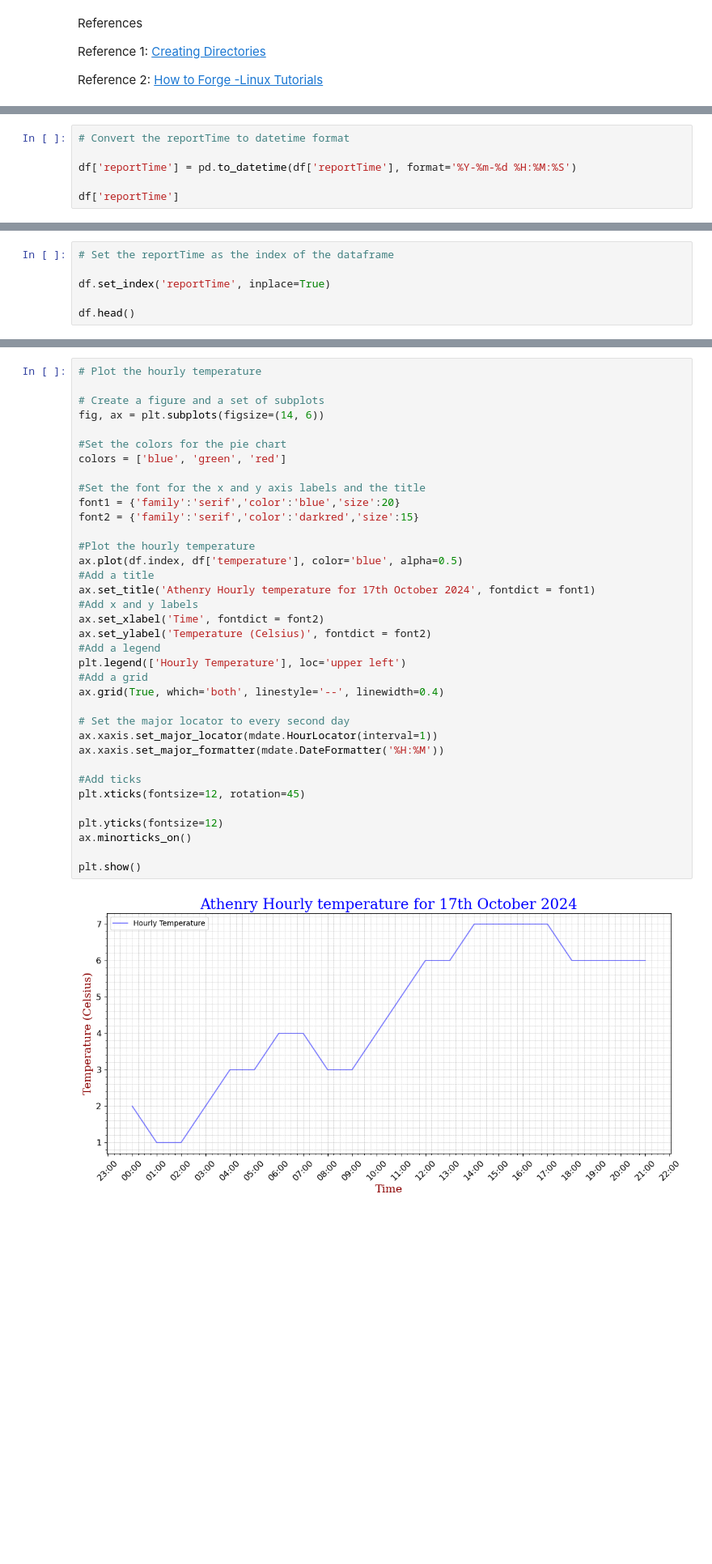
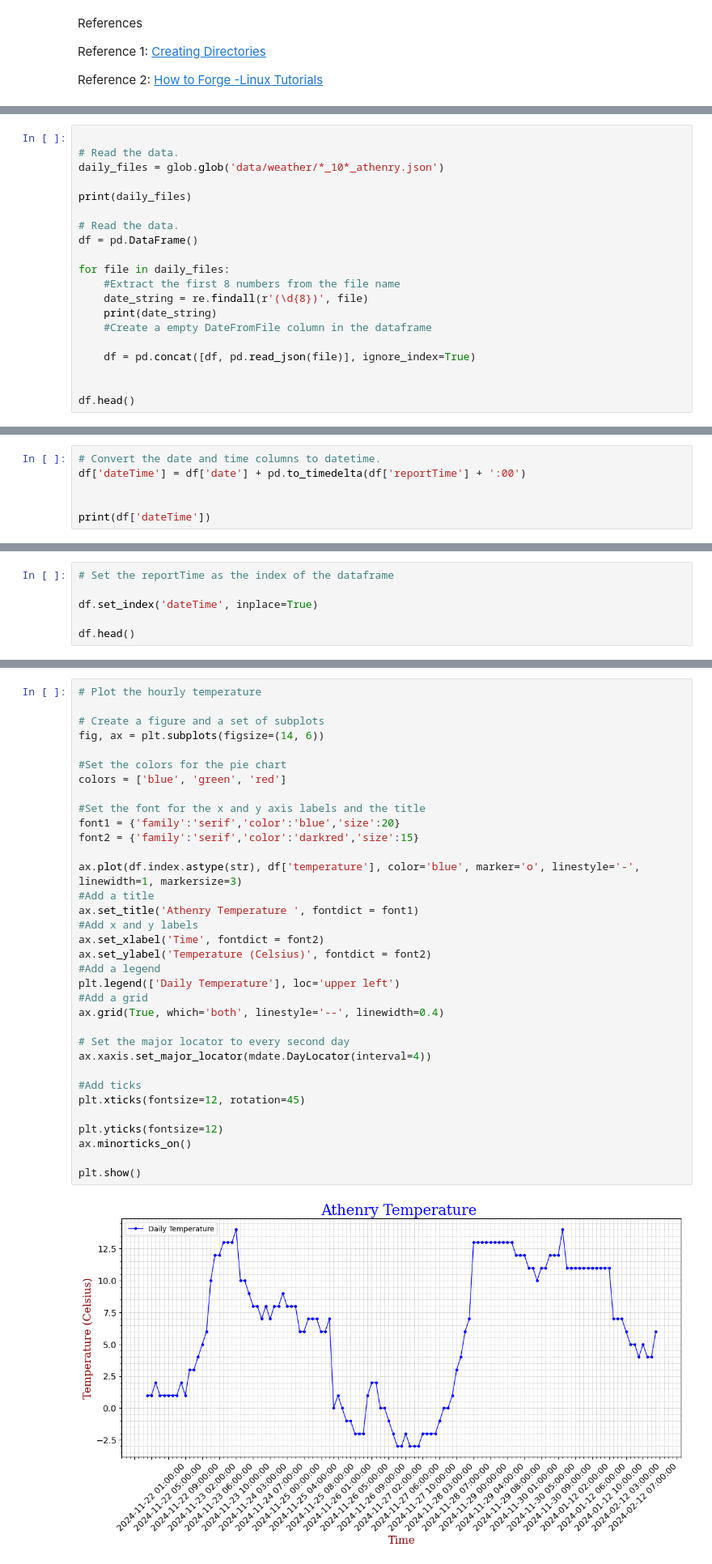
Before and after one commit to MikeCurleyCoosan/computer_infrastructure, a Jupyter notebook: weather.ipynb, the cells around one changed output, grey strips where cells are left out. Shown at 81% size. Saved outputs shown, nothing was run; the diff lists cells and outputs as text; blank space fills up the shorter version.

Commit message:
Fleshing out weather.ipynb with project explanation

```diff
--- a/weather.ipynb
+++ b/weather.ipynb
@@ -283,0 +312,20 @@ df.describe()
+# %%
+
+# Read the data.
+daily_files = glob.glob('data/weather/*_10*_athenry.json')
+
+print(daily_files)
+
+# Read the data.
+df = pd.DataFrame()
+
+for file in daily_files:
+    #Extract the first 8 numbers from the file name
+    date_string = re.findall(r'(\d{8})', file)
+    print(date_string)
+    #Create a empty DateFromFile column in the dataframe
+
+    df = pd.concat([df, pd.read_json(file)], ignore_index=True)
+
+
+df.head()
@@ -345,6 +385,0 @@ Name: reportTime, dtype: object
-# %%
-# Convert the reportTime to datetime format
-
-df['reportTime'] = pd.to_datetime(df['reportTime'], format='%Y-%m-%d %H:%M:%S')
-
-df['reportTime']
@@ -368,0 +386,6 @@ Name: reportTime, dtype: datetime64[ns]
+# %%
+# Convert the date and time columns to datetime.
+df['dateTime'] = df['date'] + pd.to_timedelta(df['reportTime'] + ':00')
+
+
+print(df['dateTime'])
@@ -369,7 +405,7 @@ Name: reportTime, dtype: datetime64[ns]
 # %%
 # Set the reportTime as the index of the dataframe
 
-df.set_index('reportTime', inplace=True)
+df.set_index('dateTime', inplace=True)
 
 df.head()
 # %% [output]
@@ -384,40 +420,38 @@ df.head()
 # Plot the hourly temperature
 
 # Create a figure and a set of subplots
 fig, ax = plt.subplots(figsize=(14, 6))
 
 #Set the colors for the pie chart
 colors = ['blue', 'green', 'red']
 
 #Set the font for the x and y axis labels and the title
 font1 = {'family':'serif','color':'blue','size':20}
 font2 = {'family':'serif','color':'darkred','size':15}
 
-#Plot the hourly temperature
-ax.plot(df.index, df['temperature'], color='blue', alpha=0.5)
+ax.plot(df.index.astype(str), df['temperature'], color='blue', marker='o', linestyle='-', linewidth=1, markersize=3)
 #Add a title
-ax.set_title('Athenry Hourly temperature for 17th October 2024', fontdict = font1)
+ax.set_title('Athenry Temperature ', fontdict = font1)
 #Add x and y labels
 ax.set_xlabel('Time', fontdict = font2)
 ax.set_ylabel('Temperature (Celsius)', fontdict = font2)
 #Add a legend
-plt.legend(['Hourly Temperature'], loc='upper left')
+plt.legend(['Daily Temperature'], loc='upper left')
 #Add a grid
 ax.grid(True, which='both', linestyle='--', linewidth=0.4)
 
 # Set the major locator to every second day
-ax.xaxis.set_major_locator(mdate.HourLocator(interval=1))
-ax.xaxis.set_major_formatter(mdate.DateFormatter('%H:%M'))
+ax.xaxis.set_major_locator(mdate.DayLocator(interval=4))
 
 #Add ticks
 plt.xticks(fontsize=12, rotation=45)
 
 plt.yticks(fontsize=12)
 ax.minorticks_on()
 
 plt.show()
 # %% [output]
-[figure, old version]
+[figure, new version]
 # %%
 # View the data for the wind speed
 df['windSpeed']
```
Also changed, not shown: parts of 31 cells of this notebook.
